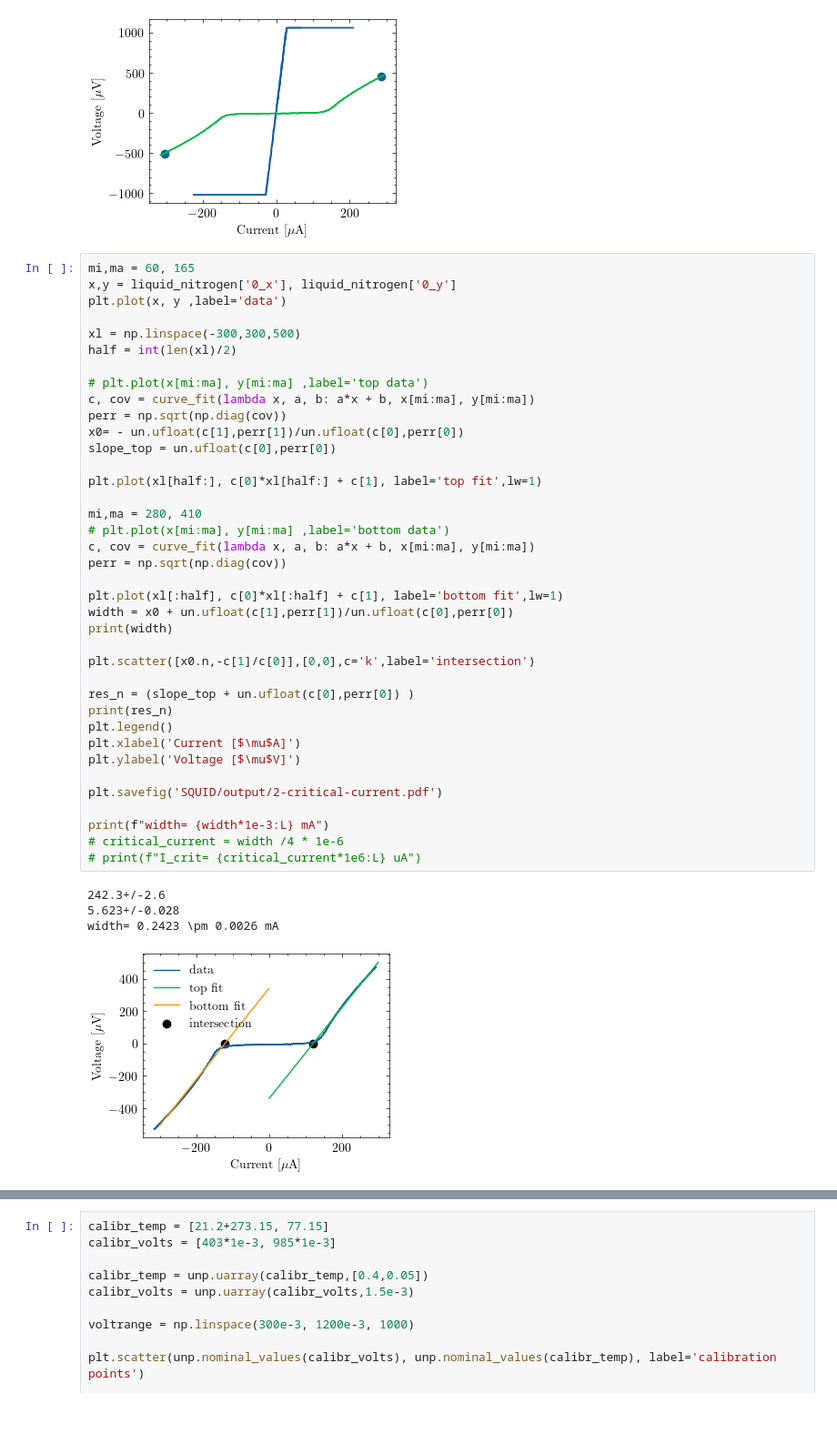
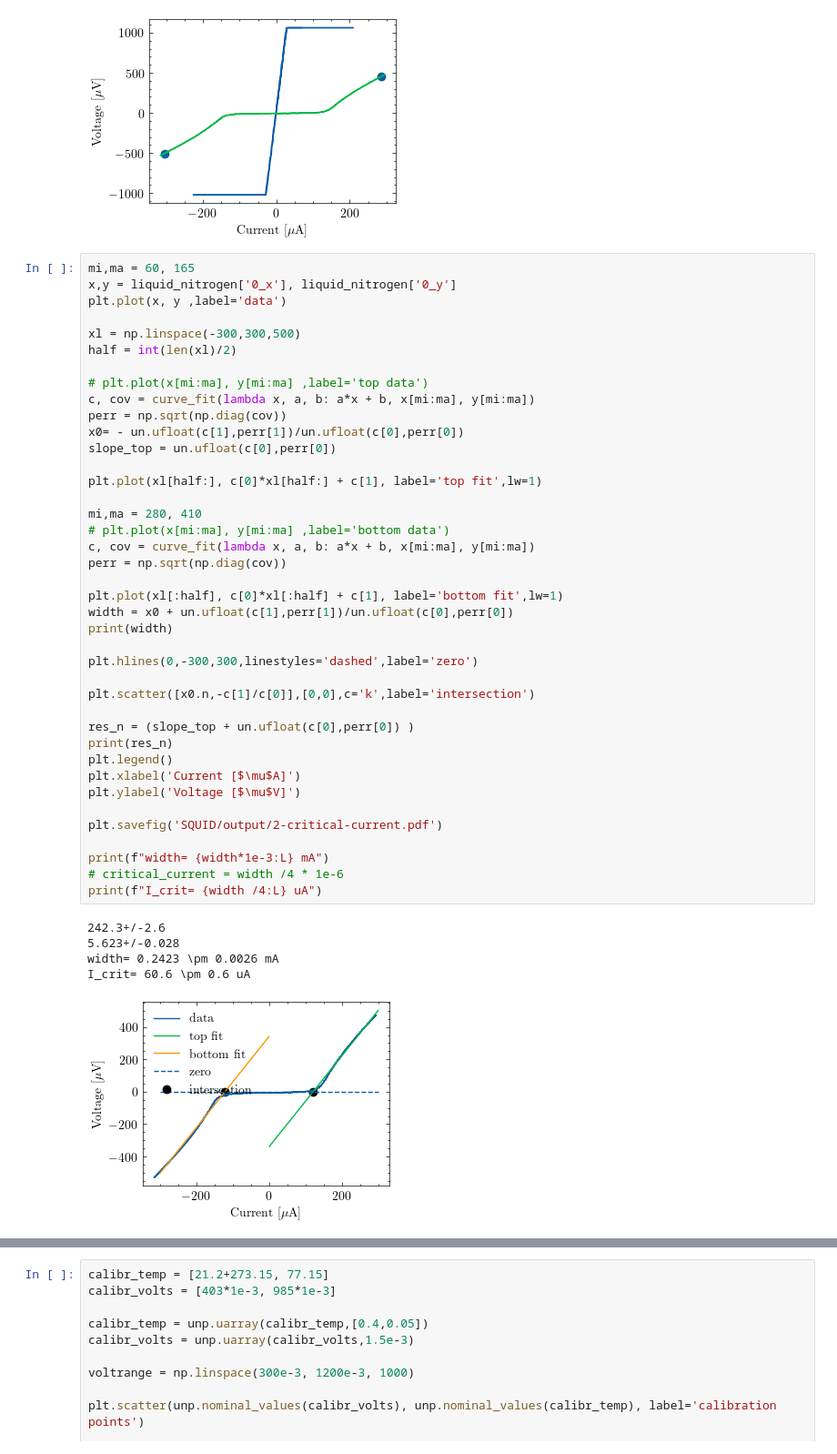
Before and after one commit to emhl/FP1, a Jupyter notebook: SQUID.ipynb, the cells around one changed output, grey strips where cells are left out. Shown at 91% size. Drawn from its saved outputs; the diff is of its cells as text; blank space fills up the shorter version.

```diff
--- a/SQUID.ipynb
+++ b/SQUID.ipynb
@@ -99,35 +99,38 @@ perr = np.sqrt(np.diag(cov))
 x0= - un.ufloat(c[1],perr[1])/un.ufloat(c[0],perr[0])
 slope_top = un.ufloat(c[0],perr[0])
 
 plt.plot(xl[half:], c[0]*xl[half:] + c[1], label='top fit',lw=1)
 
 mi,ma = 280, 410
 # plt.plot(x[mi:ma], y[mi:ma] ,label='bottom data')
 c, cov = curve_fit(lambda x, a, b: a*x + b, x[mi:ma], y[mi:ma])
 perr = np.sqrt(np.diag(cov))
 
 plt.plot(xl[:half], c[0]*xl[:half] + c[1], label='bottom fit',lw=1)
 width = x0 + un.ufloat(c[1],perr[1])/un.ufloat(c[0],perr[0])
 print(width)
 
+plt.hlines(0,-300,300,linestyles='dashed',label='zero')
+
 plt.scatter([x0.n,-c[1]/c[0]],[0,0],c='k',label='intersection')
 
 res_n = (slope_top + un.ufloat(c[0],perr[0]) )
 print(res_n)
 plt.legend()
 plt.xlabel('Current [$\mu$A]')
 plt.ylabel('Voltage [$\mu$V]')
 
 plt.savefig('SQUID/output/2-critical-current.pdf')
 
 print(f"width= {width*1e-3:L} mA")
 # critical_current = width /4 * 1e-6
-# print(f"I_crit= {critical_current*1e6:L} uA")
+print(f"I_crit= {width /4:L} uA")
 # %% [output]
 242.3+/-2.6
 5.623+/-0.028
 width= 0.2423 \pm 0.0026 mA
+I_crit= 60.6 \pm 0.6 uA
-[figure, old version]
+[figure, new version]
 # %%
 w = 8
 x,y = liquid_nitrogen['0_x'].rolling(window=w).mean(), liquid_nitrogen['0_y'].rolling(window=w).mean()
```
Also changed, not shown: parts of 5 cells of this notebook.
